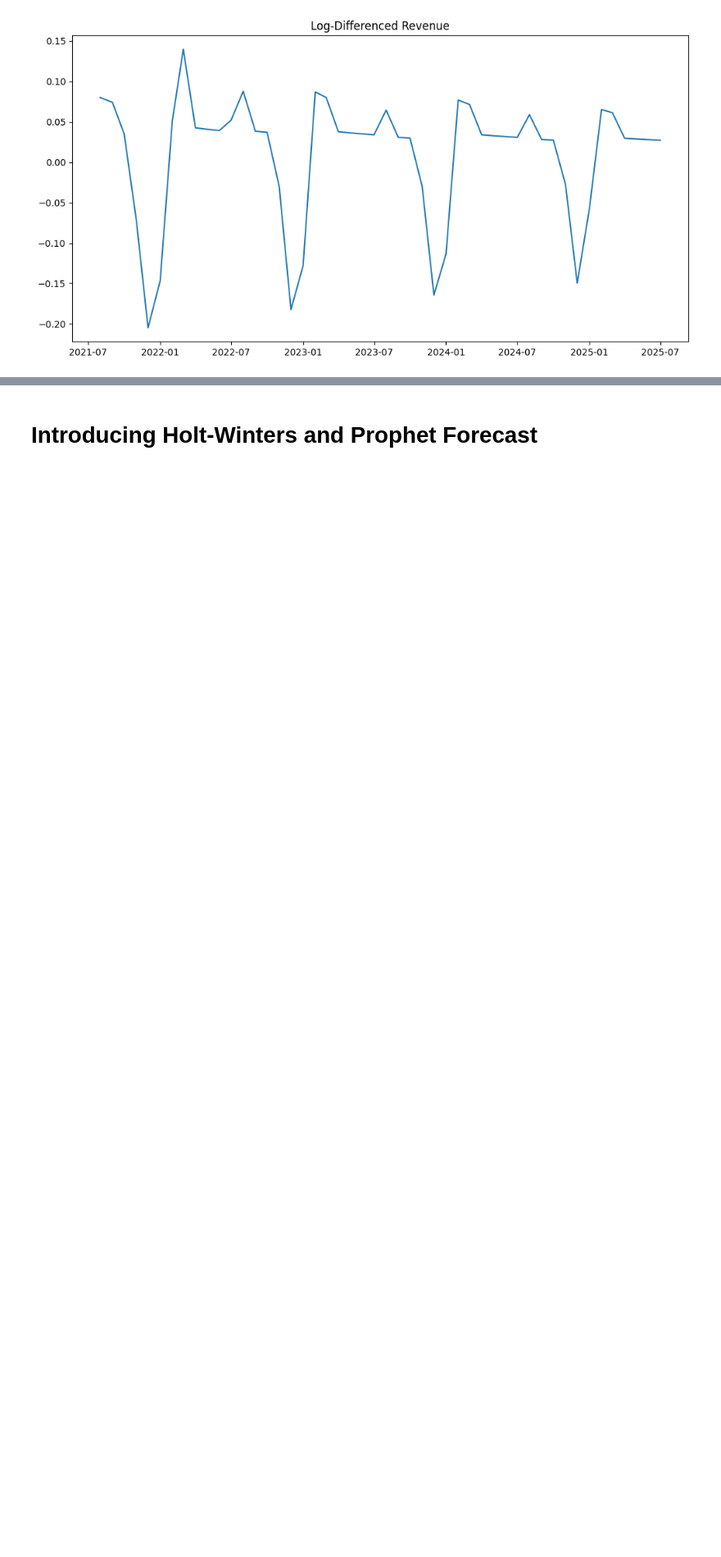
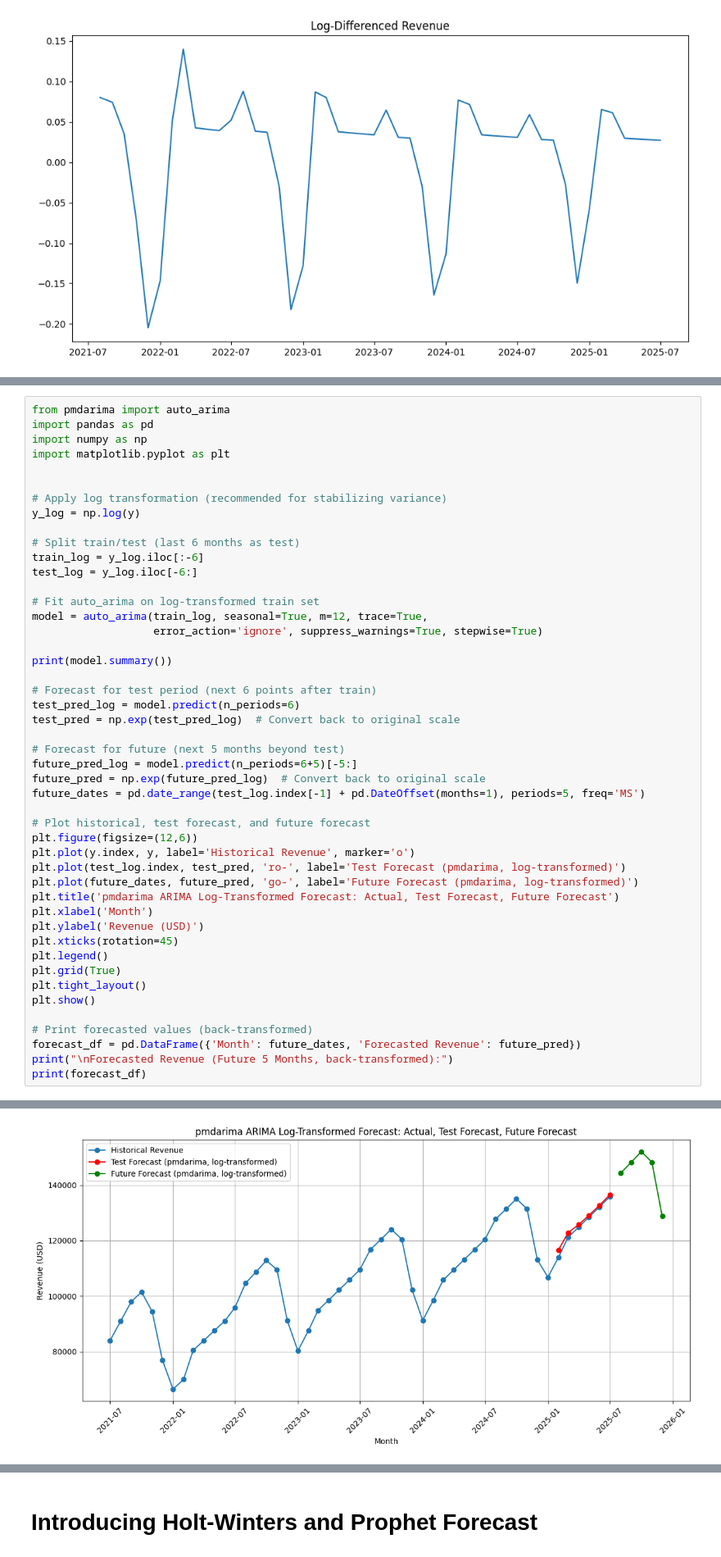
Before and after one commit to shawnjohn23/GMU-ABS, a Jupyter notebook: Dining.ipynb, the cells around one changed output, grey strips where cells are left out. Shown at 82% size. Cells and saved outputs as stored; diff of their text form; blank space fills up the shorter version.

```diff
--- a/Dining.ipynb
+++ b/Dining.ipynb
@@ -316,0 +444,48 @@ Warnings:
+# %%
+from pmdarima import auto_arima
+import pandas as pd
+import numpy as np
+import matplotlib.pyplot as plt
+
+
+# Apply log transformation (recommended for stabilizing variance)
+y_log = np.log(y)
+
+# Split train/test (last 6 months as test)
+train_log = y_log.iloc[:-6]
+test_log = y_log.iloc[-6:]
+
+# Fit auto_arima on log-transformed train set
+model = auto_arima(train_log, seasonal=True, m=12, trace=True,
+                   error_action='ignore', suppress_warnings=True, stepwise=True)
+
+print(model.summary())
+
+# Forecast for test period (next 6 points after train)
+test_pred_log = model.predict(n_periods=6)
+test_pred = np.exp(test_pred_log)  # Convert back to original scale
+
+# Forecast for future (next 5 months beyond test)
+future_pred_log = model.predict(n_periods=6+5)[-5:]
+future_pred = np.exp(future_pred_log)  # Convert back to original scale
+future_dates = pd.date_range(test_log.index[-1] + pd.DateOffset(months=1), periods=5, freq='MS')
+
+# Plot historical, test forecast, and future forecast
+plt.figure(figsize=(12,6))
+plt.plot(y.index, y, label='Historical Revenue', marker='o')
+plt.plot(test_log.index, test_pred, 'ro-', label='Test Forecast (pmdarima, log-transformed)')
+plt.plot(future_dates, future_pred, 'go-', label='Future Forecast (pmdarima, log-transformed)')
+plt.title('pmdarima ARIMA Log-Transformed Forecast: Actual, Test Forecast, Future Forecast')
+plt.xlabel('Month')
+plt.ylabel('Revenue (USD)')
+plt.xticks(rotation=45)
+plt.legend()
+plt.grid(True)
+plt.tight_layout()
+plt.show()
+
+# Print forecasted values (back-transformed)
+forecast_df = pd.DataFrame({'Month': future_dates, 'Forecasted Revenue': future_pred})
+print("\nForecasted Revenue (Future 5 Months, back-transformed):")
+print(forecast_df)
+# %% [output]
@@ -316,0 +509 @@ Warnings:
+[figure, added]
```
Also changed, not shown: parts of 35 cells of this notebook.
